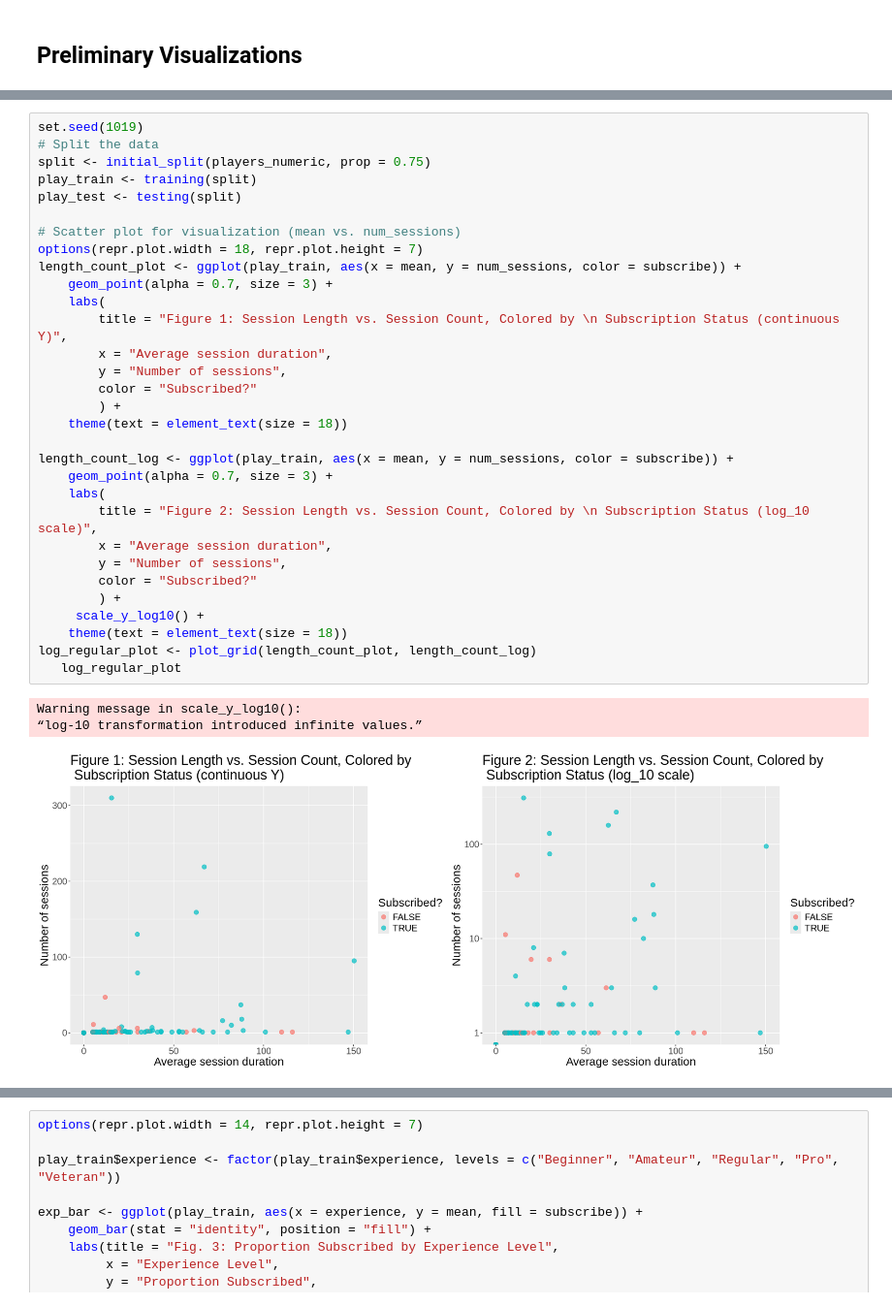
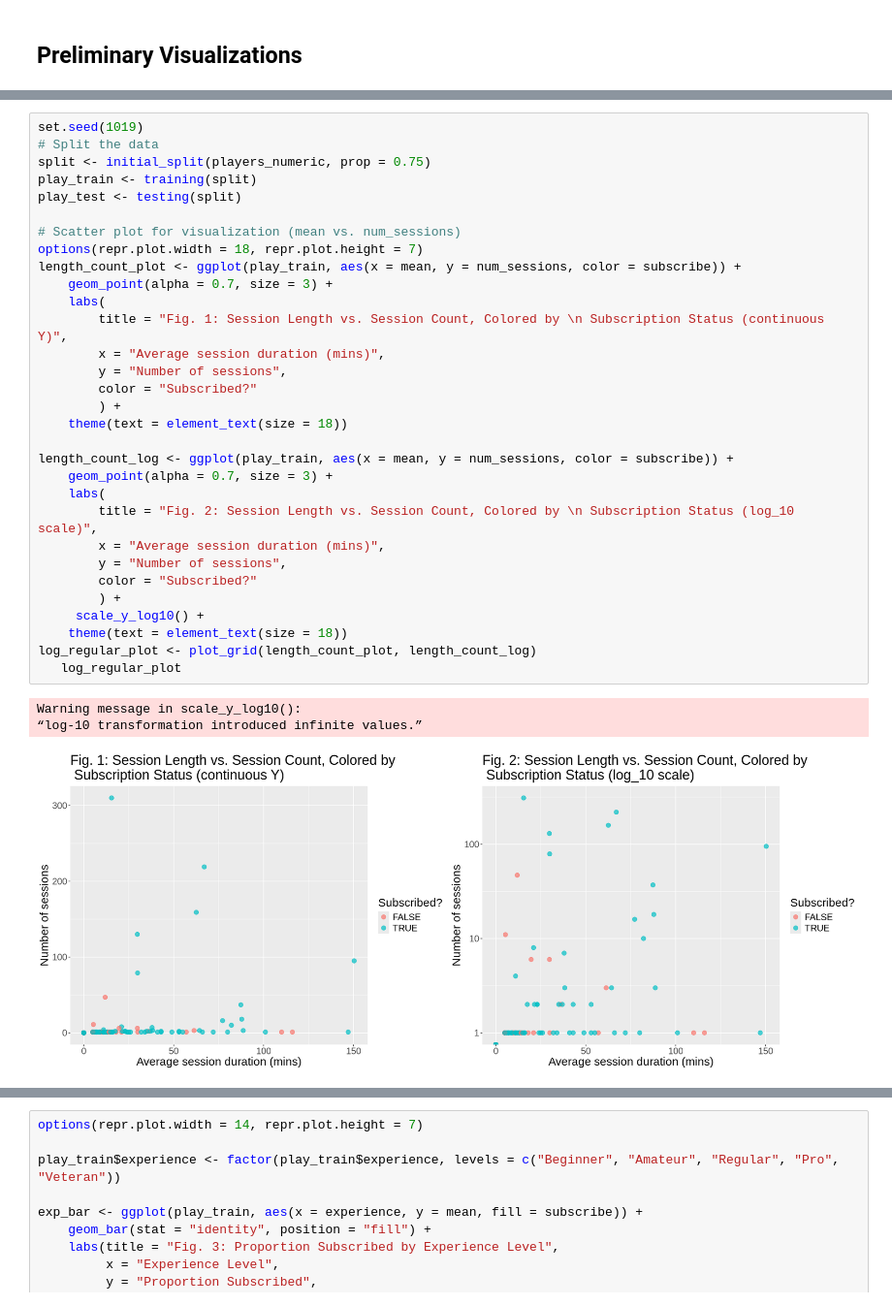
Before and after one commit to YoyoLiu314/group-project, a Jupyter notebook: group_project.ipynb, the cells around one changed output, grey strips where cells are left out. Shown at 97% size. Drawn from its saved outputs; the diff is of its cells as text.

```diff
--- a/group_project.ipynb
+++ b/group_project.ipynb
@@ -171,38 +137,38 @@ We deliberately chose to visualize `mean` and `num_sessions` because they offer
 # %%
 set.seed(1019)
 # Split the data
 split <- initial_split(players_numeric, prop = 0.75)
 play_train <- training(split)
 play_test <- testing(split)
 
 # Scatter plot for visualization (mean vs. num_sessions)
 options(repr.plot.width = 18, repr.plot.height = 7)
 length_count_plot <- ggplot(play_train, aes(x = mean, y = num_sessions, color = subscribe)) +
     geom_point(alpha = 0.7, size = 3) +
     labs(
-        title = "Figure 1: Session Length vs. Session Count, Colored by \n Subscription Status (continuous Y)",
-        x = "Average session duration",
+        title = "Fig. 1: Session Length vs. Session Count, Colored by \n Subscription Status (continuous Y)",
+        x = "Average session duration (mins)",
         y = "Number of sessions",
         color = "Subscribed?"
         ) +
     theme(text = element_text(size = 18))
 
 length_count_log <- ggplot(play_train, aes(x = mean, y = num_sessions, color = subscribe)) +
     geom_point(alpha = 0.7, size = 3) +
     labs(
-        title = "Figure 2: Session Length vs. Session Count, Colored by \n Subscription Status (log_10 scale)",
-        x = "Average session duration",
+        title = "Fig. 2: Session Length vs. Session Count, Colored by \n Subscription Status (log_10 scale)",
+        x = "Average session duration (mins)",
         y = "Number of sessions",
         color = "Subscribed?"
         ) +
      scale_y_log10() +
     theme(text = element_text(size = 18))
 log_regular_plot <- plot_grid(length_count_plot, length_count_log)
    log_regular_plot
 # %% [output]
 Warning message in scale_y_log10():
 “log-10 transformation introduced infinite values.”
-[figure, old version]
+[figure, new version]
 # %% [markdown]
 ### Visual observations
 Observing the scatter plot:
```
Also changed, not shown: parts of 23 cells of this notebook.
